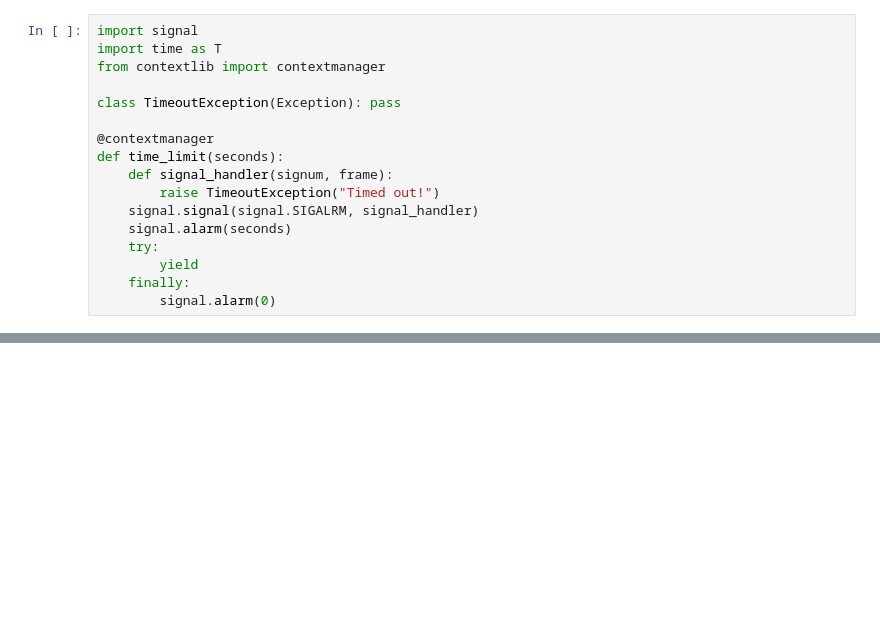
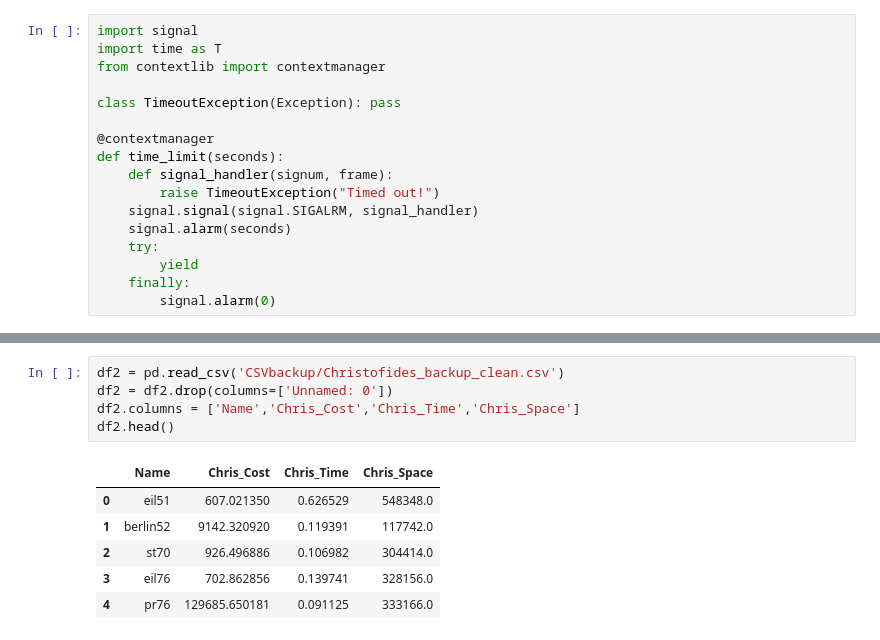
Before and after one commit to CursinoCosta/TP2_ALG2, a Jupyter notebook: Data.ipynb, the cells around one changed output, grey strips where cells are left out. Drawn from its saved outputs; the diff is of its cells as text; blank space fills up the shorter version.

```diff
--- a/Data.ipynb
+++ b/Data.ipynb
@@ -115,0 +187,12 @@ dfChristofides = dfChristofides.drop([0],axis=0)
+# %%
+df2 = pd.read_csv('CSVbackup/Christofides_backup_clean.csv')
+df2 = df2.drop(columns=['Unnamed: 0'])
+df2.columns = ['Name','Chris_Cost','Chris_Time','Chris_Space']
+df2.head()
+# %% [output]
+|  | Name | Chris_Cost | Chris_Time | Chris_Space |
+| 0 | eil51 | 607.021350 | 0.626529 | 548348.0 |
+| 1 | berlin52 | 9142.320920 | 0.119391 | 117742.0 |
+| 2 | st70 | 926.496886 | 0.106982 | 304414.0 |
+| 3 | eil76 | 702.862856 | 0.139741 | 328156.0 |
+| 4 | pr76 | 129685.650181 | 0.091125 | 333166.0 |
```
Also changed, not shown: parts of 16 cells of this notebook, 2 other files.
